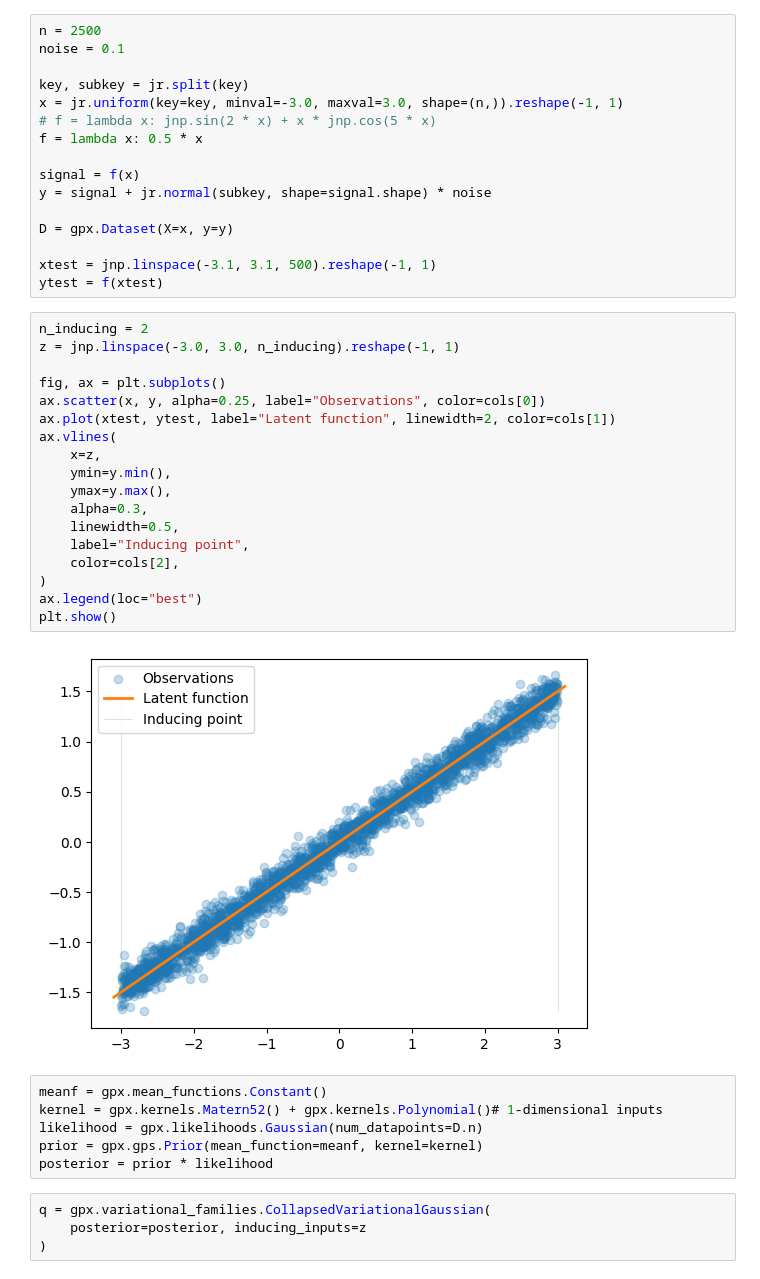
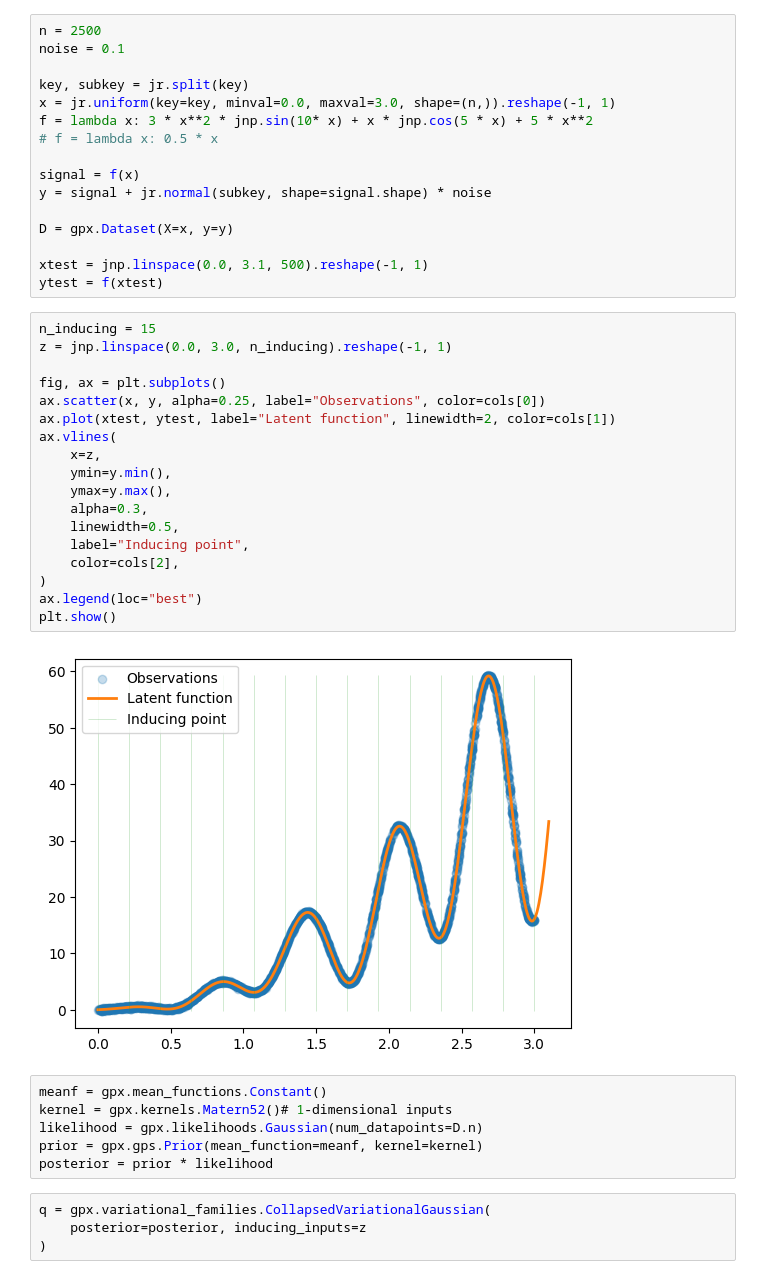
Before and after one commit to narupanta/shared, a Jupyter notebook: inducing_points_exp.ipynb, the cells around one changed output. Saved outputs shown, nothing was run; the diff lists cells and outputs as text.

```diff
--- a/inducing_points_exp.ipynb
+++ b/inducing_points_exp.ipynb
@@ -30,40 +30,40 @@ n = 2500
 noise = 0.1
 
 key, subkey = jr.split(key)
-x = jr.uniform(key=key, minval=-3.0, maxval=3.0, shape=(n,)).reshape(-1, 1)
-# f = lambda x: jnp.sin(2 * x) + x * jnp.cos(5 * x)
-f = lambda x: 0.5 * x
+x = jr.uniform(key=key, minval=0.0, maxval=3.0, shape=(n,)).reshape(-1, 1)
+f = lambda x: 3 * x**2 * jnp.sin(10* x) + x * jnp.cos(5 * x) + 5 * x**2
+# f = lambda x: 0.5 * x
 
 signal = f(x)
 y = signal + jr.normal(subkey, shape=signal.shape) * noise
 
 D = gpx.Dataset(X=x, y=y)
 
-xtest = jnp.linspace(-3.1, 3.1, 500).reshape(-1, 1)
+xtest = jnp.linspace(0.0, 3.1, 500).reshape(-1, 1)
 ytest = f(xtest)
 # %%
-n_inducing = 2
-z = jnp.linspace(-3.0, 3.0, n_inducing).reshape(-1, 1)
+n_inducing = 15
+z = jnp.linspace(0.0, 3.0, n_inducing).reshape(-1, 1)
 
 fig, ax = plt.subplots()
 ax.scatter(x, y, alpha=0.25, label="Observations", color=cols[0])
 ax.plot(xtest, ytest, label="Latent function", linewidth=2, color=cols[1])
 ax.vlines(
     x=z,
     ymin=y.min(),
     ymax=y.max(),
     alpha=0.3,
     linewidth=0.5,
     label="Inducing point",
     color=cols[2],
 )
 ax.legend(loc="best")
 plt.show()
 # %% [output]
-[figure, old version]
+[figure, new version]
 # %%
 meanf = gpx.mean_functions.Constant()
-kernel = gpx.kernels.Matern52() + gpx.kernels.Polynomial()# 1-dimensional inputs
+kernel = gpx.kernels.Matern52()# 1-dimensional inputs
 likelihood = gpx.likelihoods.Gaussian(num_datapoints=D.n)
 prior = gpx.gps.Prior(mean_function=meanf, kernel=kernel)
 posterior = prior * likelihood
```
Also changed, not shown: parts of 3 cells of this notebook, 8 other files.
